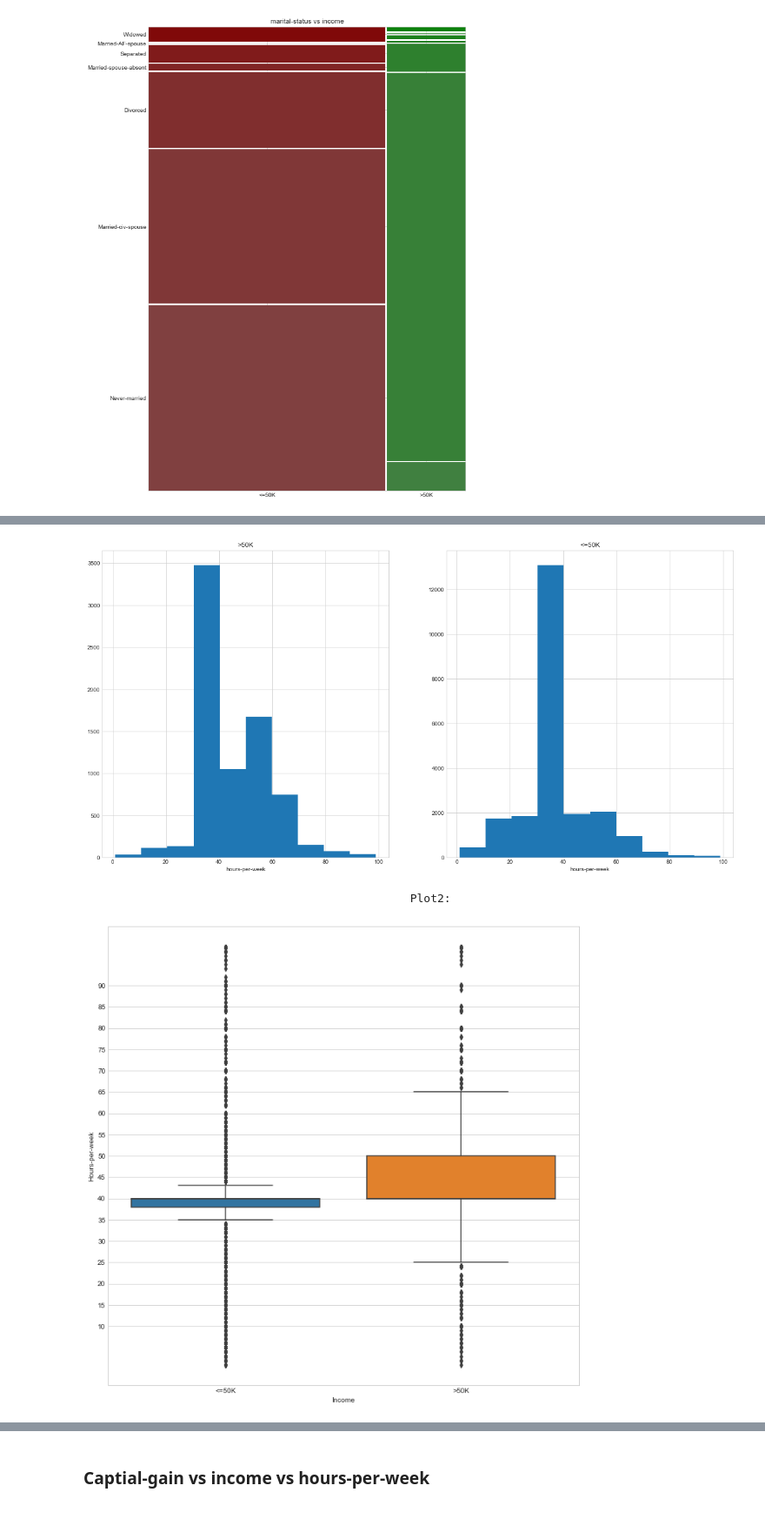
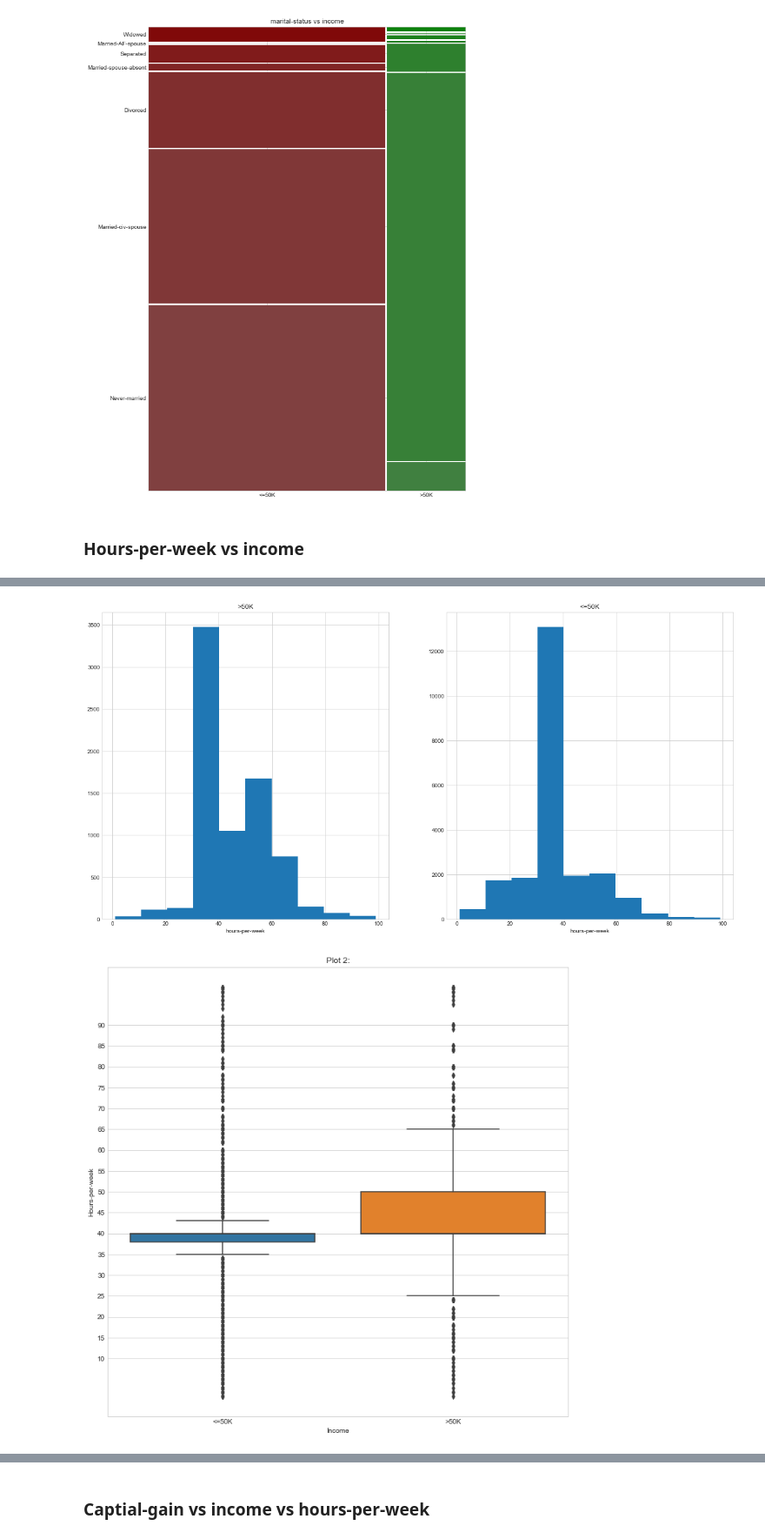
Before and after one commit to atinsinghal97/CSE578-marketing-profiles-visualization, a Jupyter notebook: DV_Group_Project.ipynb, the cells around one changed output, grey strips where cells are left out. Shown at 87% size. Saved outputs shown, nothing was run; the diff lists cells and outputs as text; code cells hidden in the pictures.

```diff
--- a/DV_Group_Project.ipynb
+++ b/DV_Group_Project.ipynb
@@ -444,6 +442,8 @@ mosaic(adult_data, ['income', 'marital-status'], ax=axes,  label_rotation=0.0,
 plt.show()
 # %% [output]
 [figure]
+# %% [markdown]
+###  Hours-per-week vs income
 # %%
 def analyze_numerical_data(column):
     above_50k = list(above[column])
@@ -472,33 +472,33 @@ def analyze_numerical_data(column):
     axes[0].set_xlabel(column)
 
     axes[1].hist(below_50k)
     axes[1].set_title("<=50K")
     axes[1].set_xlabel(column)
     plt.show()
-    print("\t\t\t\t\t\tPlot2:")
+#     print("\t\t\t\t\t\tPlot2:")
     sns.boxplot(data=[below_50k,above_50k])
     plt.xticks(range(0,2), ['<=50K','>50K'])
     plt.yticks(range(10,95,5))
     plt.xlabel("Income")
     plt.ylabel("Hours-per-week")
+    plt.title("Plot 2:")
     plt.show()
 
 below = adult_data[adult_data["income"] == "<=50K"]
 above = adult_data[adult_data["income"] == ">50K"]
 analyze_numerical_data("hours-per-week")
 # %% [output]
 Mean
 Above 50K = 45.70657964837507
 Below 50K = 39.34859186015715
 
 Median
 Above 50K = 40.0
 Below 50K = 40.0
 
 Standard Deviation
 Above 50K = 10.736271573483807
 Below 50K = 11.950510368604052
                                                     Plot1:
 [figure]
-                                                Plot2:
-[figure, old version]
+[figure, new version]
```
Also changed, not shown: parts of 4 cells of this notebook.
